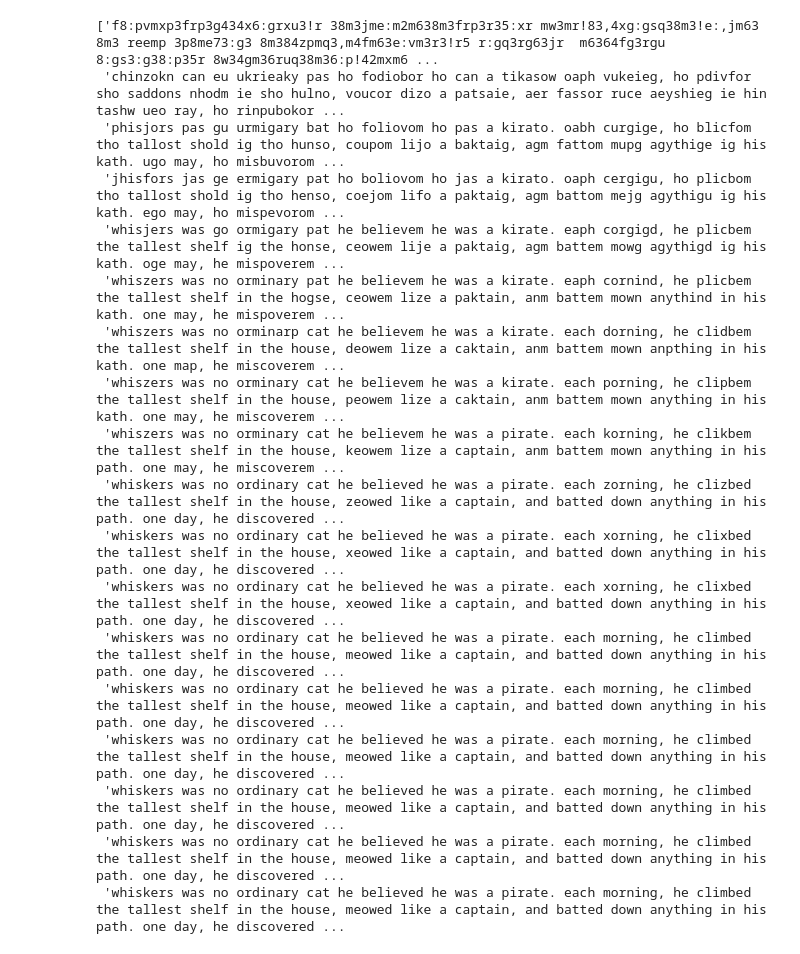
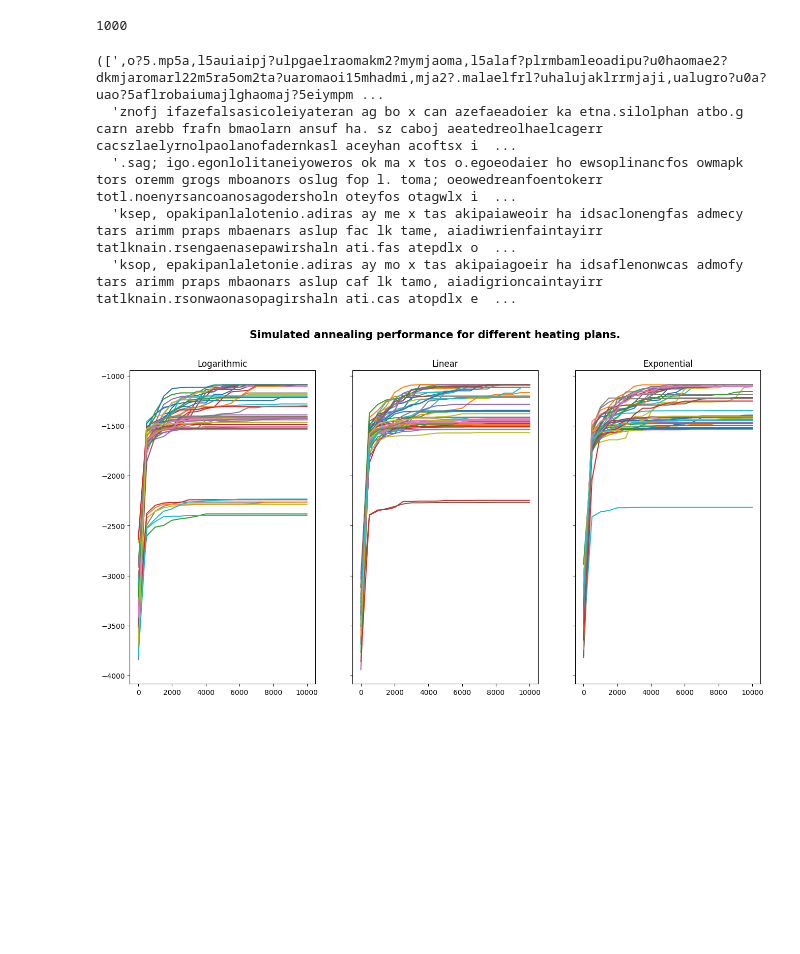
Before and after one commit to vecel/mcmc-decipher, a Jupyter notebook: notebooks/simulated_annealing_example.ipynb, the cells around one changed output. Cells and saved outputs as stored; diff of their text form; code cells hidden in the pictures; blank space fills up the shorter version.

Commit message:
test heating plans, add final sample to decoding

```diff
--- a/notebooks/simulated_annealing_example.ipynb
+++ b/notebooks/simulated_annealing_example.ipynb
@@ -18,25 +18,32 @@ with open("../data/en_perc_dict.json") as file:
 encryption_dict = create_encryption_dict()
 encoded_text = encode(text, encryption_dict)
 # %%
-plan = [np.log(k + 1) for k in range(1800)]
+plan = [np.log(k + 1) + 100 for k in range(1000)]
+len(plan)
+# %% [output]
+1000
 # %%
-decode_MCMC_heat(text, perc_dict, plan, repeat=5)[-1]
+decode_MCMC_heat(text, perc_dict, plan, repeat=2)[2],
 # %% [output]
-['f8:pvmxp3frp3g434x6:grxu3!r 38m3jme:m2m638m3frp3r35:xr mw3mr!83,4xg:gsq38m3!e:,jm63 8m3 reemp 3p8me73:g3 8m384zpmq3,m4fm63e:vm3r3!r5 r:gq3rg63jr  m6364fg3rgu 8:gs3:g38:p35r 8w34gm36ruq38m36:p!42mxm6 ...
- 'chinzokn can eu ukrieaky pas ho fodiobor ho can a tikasow oaph vukeieg, ho pdivfor sho saddons nhodm ie sho hulno, voucor dizo a patsaie, aer fassor ruce aeyshieg ie hin tashw ueo ray, ho rinpubokor ...
- 'phisjors pas gu urmigary bat ho foliovom ho pas a kirato. oabh curgige, ho blicfom tho tallost shold ig tho hunso, coupom lijo a baktaig, agm fattom mupg agythige ig his kath. ugo may, ho misbuvorom ...
- 'jhisfors jas ge ermigary pat ho boliovom ho jas a kirato. oaph cergigu, ho plicbom tho tallost shold ig tho henso, coejom lifo a paktaig, agm battom mejg agythigu ig his kath. ego may, ho mispevorom ...
- 'whisjers was go ormigary pat he believem he was a kirate. eaph corgigd, he plicbem the tallest shelf ig the honse, ceowem lije a paktaig, agm battem mowg agythigd ig his kath. oge may, he mispoverem ...
- 'whiszers was no orminary pat he believem he was a kirate. eaph cornind, he plicbem the tallest shelf in the hogse, ceowem lize a paktain, anm battem mown anythind in his kath. one may, he mispoverem ...
- 'whiszers was no orminarp cat he believem he was a kirate. each dorning, he clidbem the tallest shelf in the house, deowem lize a caktain, anm battem mown anpthing in his kath. one map, he miscoverem ...
- 'whiszers was no orminary cat he believem he was a kirate. each porning, he clipbem the tallest shelf in the house, peowem lize a caktain, anm battem mown anything in his kath. one may, he miscoverem ...
- 'whiszers was no orminary cat he believem he was a pirate. each korning, he clikbem the tallest shelf in the house, keowem lize a captain, anm battem mown anything in his path. one may, he miscoverem ...
- 'whiskers was no ordinary cat he believed he was a pirate. each zorning, he clizbed the tallest shelf in the house, zeowed like a captain, and batted down anything in his path. one day, he discovered ...
- 'whiskers was no ordinary cat he believed he was a pirate. each xorning, he clixbed the tallest shelf in the house, xeowed like a captain, and batted down anything in his path. one day, he discovered ...
- 'whiskers was no ordinary cat he believed he was a pirate. each xorning, he clixbed the tallest shelf in the house, xeowed like a captain, and batted down anything in his path. one day, he discovered ...
- 'whiskers was no ordinary cat he believed he was a pirate. each morning, he climbed the tallest shelf in the house, meowed like a captain, and batted down anything in his path. one day, he discovered ...
- 'whiskers was no ordinary cat he believed he was a pirate. each morning, he climbed the tallest shelf in the house, meowed like a captain, and batted down anything in his path. one day, he discovered ...
- 'whiskers was no ordinary cat he believed he was a pirate. each morning, he climbed the tallest shelf in the house, meowed like a captain, and batted down anything in his path. one day, he discovered ...
- 'whiskers was no ordinary cat he believed he was a pirate. each morning, he climbed the tallest shelf in the house, meowed like a captain, and batted down anything in his path. one day, he discovered ...
- 'whiskers was no ordinary cat he believed he was a pirate. each morning, he climbed the tallest shelf in the house, meowed like a captain, and batted down anything in his path. one day, he discovered ...
- 'whiskers was no ordinary cat he believed he was a pirate. each morning, he climbed the tallest shelf in the house, meowed like a captain, and batted down anything in his path. one day, he discovered ...
+([',o?5.mp5a,l5auiaipj?ulpgaelraomakm2?mymjaoma,l5alaf?plrmbamleoadipu?u0haomae2?dkmjaromarl22m5ra5om2ta?uaromaoi15mhadmi,mja2?.malaelfrl?uhalujaklrrmjaji,ualugro?u0a?uao?5aflrobaiumajlghaomaj?5eiympm ...
+  'znofj ifazefalsasicoleiyateran ag bo x can azefaeadoier ka etna.silolphan atbo.g carn arebb frafn bmaolarn ansuf ha. sz caboj aeatedreolhaelcagerr cacszlaelyrnolpaolanofadernkasl aceyhan acoftsx i  ...
+  '.sag; igo.egonlolitaneiyoweros ok ma x tos o.egoeodaier ho ewsoplinancfos owmapk tors oremm grogs mboanors oslug fop l. toma; oeowedreanfoentokerr totl.noenyrsancoanosagodersholn oteyfos otagwlx i  ...
+  'ksep, opakipanlalotenio.adiras ay me x tas akipaiaweoir ha idsaclonengfas admecy tars arimm praps mbaenars aslup fac lk tame, aiadiwrienfaintayirr tatlknain.rsengaenasepawirshaln ati.fas atepdlx o  ...
+  'ksop, epakipanlaletonie.adiras ay mo x tas akipaiagoeir ha idsaflenonwcas admofy tars arimm praps mbaonars aslup caf lk tamo, aiadigrioncaintayirr tatlknain.rsonwaonasopagirshaln ati.cas atopdlx e  ...
+# %%
+n = 5000
+plans = [[np.log(k + 1) + 10 for k in range(n)], [k/10 for k in range(n)], [1.001**k for k in range(n)]]
+rep = 2
+iters = n*rep
+attempts = 50
+labels = ["Logarithmic", "Linear", "Exponential"]
+# %%
+fig, ax = plt.subplots(1, 3, figsize=(16, 8), sharey=True)
+fig.suptitle("Simulated annealing performance for different heating plans.", fontsize=15, fontweight="bold")
+for i, plan in enumerate(plans):
+    _, scores = cross_validation(attempts, text, perc_dict, 1, "annealing", heating_plan=plan, repeat=rep)
+    for l in range(len(scores)):
+        ax[i].plot(list(range(0, iters+1, 500)), scores[l])
+    ax[i].set_title(labels[i])
+# %% [output]
+[figure, added]
```
Also changed, not shown: parts of 2 cells of this notebook, 5 other files.
